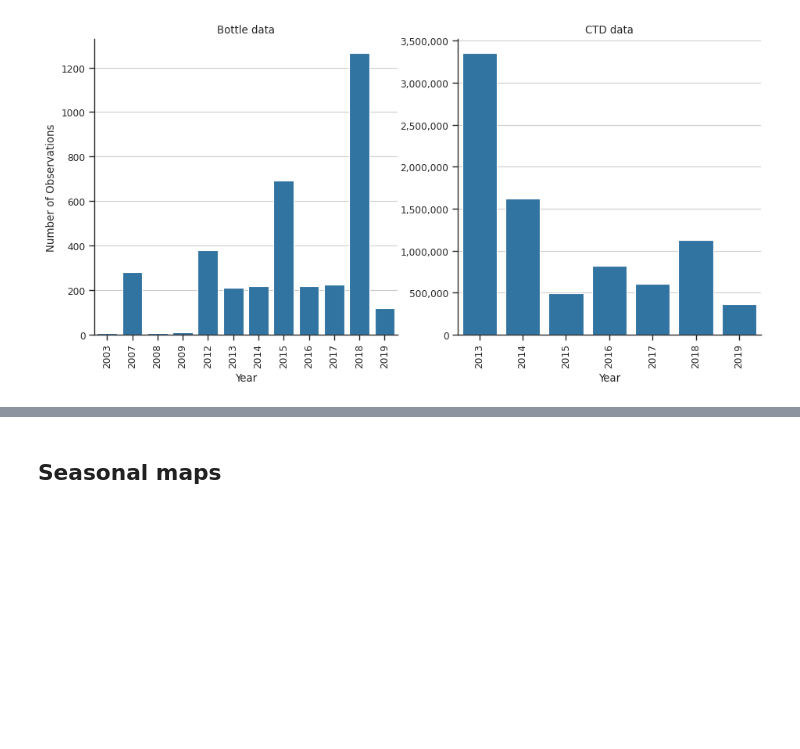
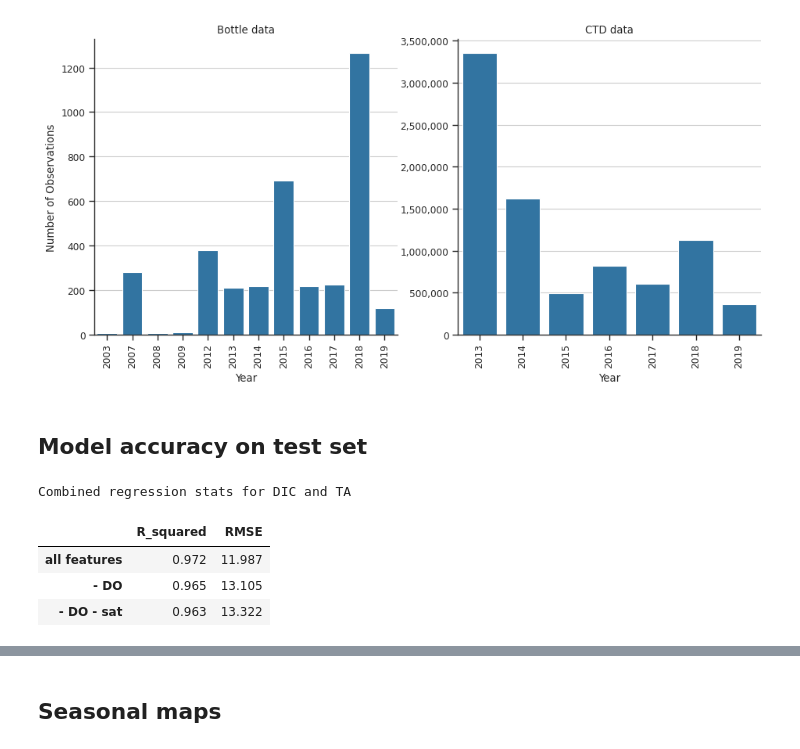
Before and after one commit to WHOIGit/nelme-bottom-water-bgc, a Jupyter notebook: manuscript_figures.ipynb, the cells around one changed output, grey strips where cells are left out. Cells and saved outputs as stored; diff of their text form; code cells hidden in the pictures; blank space fills up the shorter version.

```diff
--- a/manuscript_figures.ipynb
+++ b/manuscript_figures.ipynb
@@ -171,3 +171,28 @@ sns.despine(fig)
 fig.savefig('figures/data_distribution_time.png', dpi=dpi, bbox_inches='tight')
 # %% [output]
 [figure]
+# %% [markdown]
+## Model accuracy on test set
+# %%
+from sklearn.metrics import r2_score, mean_squared_error, mean_absolute_error
+
+df_test = pd.read_csv('data/pytorch_bottle_test.csv', index_col=0)
+df_test_noO2 = pd.read_csv('data/pytorch_bottle_test_noO2.csv', index_col=0)
+df_test_no_sat = pd.read_csv('data/pytorch_bottle_test_no_sat.csv', index_col=0)
+
+true, pred = ['DIC_test','TA_test'], ['DIC_pred_test','TA_pred_test']
+
+r2_vals, rmse_vals = [], []
+for df in [df_test, df_test_noO2, df_test_no_sat]:
+    r2_vals.append(r2_score(df[true], df[pred]))
+    rmse_vals.append(mean_squared_error(df[true], df[pred], squared=False))
+
+stats = pd.DataFrame({'R_squared': r2_vals, 'RMSE': rmse_vals}, index=['all features', '- DO', '- DO - sat'])
+print('Combined regression stats for DIC and TA')
+stats.style.format('{:.3f}')
+# %% [output]
+Combined regression stats for DIC and TA
+|  | R_squared | RMSE |
+| all features | 0.972 | 11.987 |
+| - DO | 0.965 | 13.105 |
+| - DO - sat | 0.963 | 13.322 |
```
Also changed, not shown: parts of 4 cells of this notebook.
